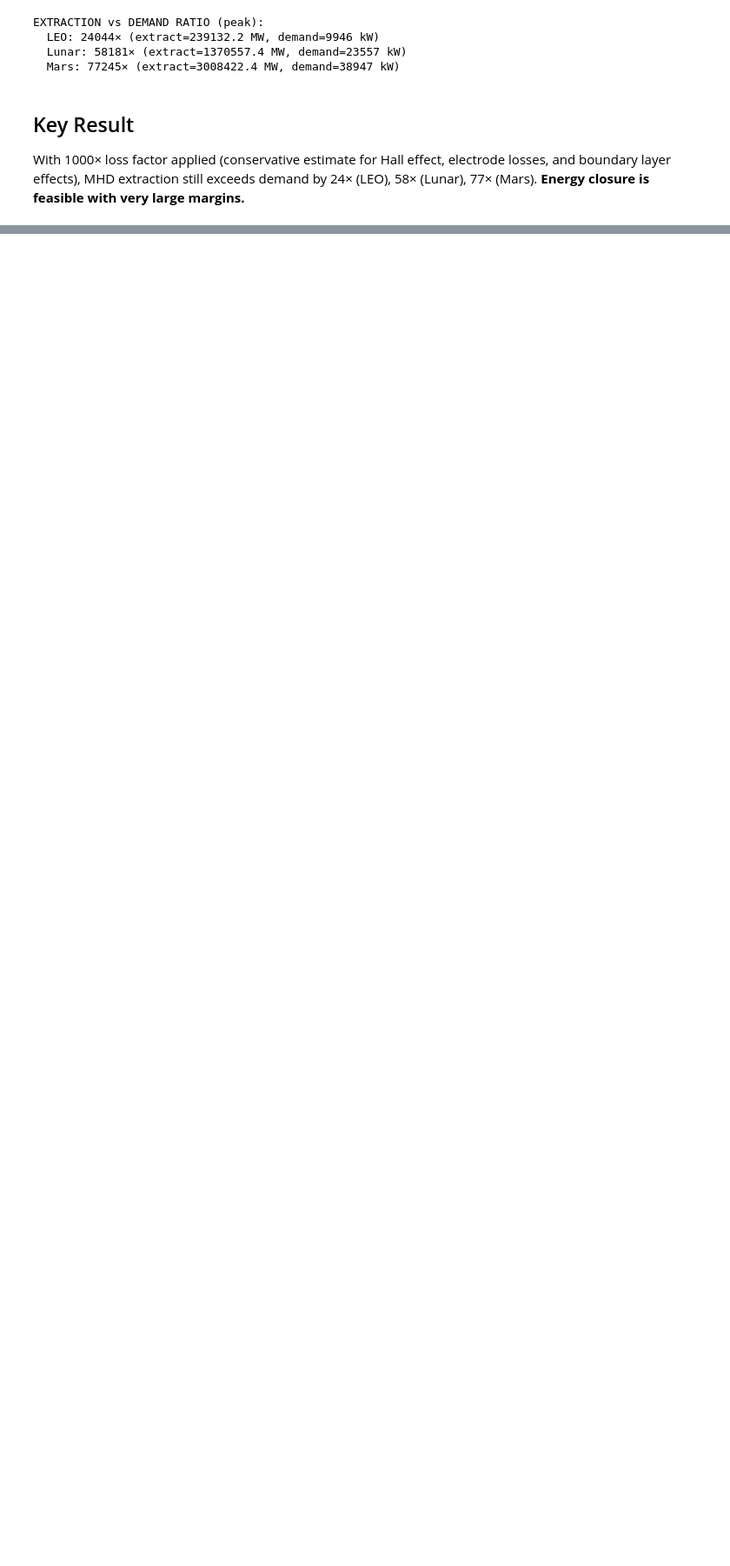
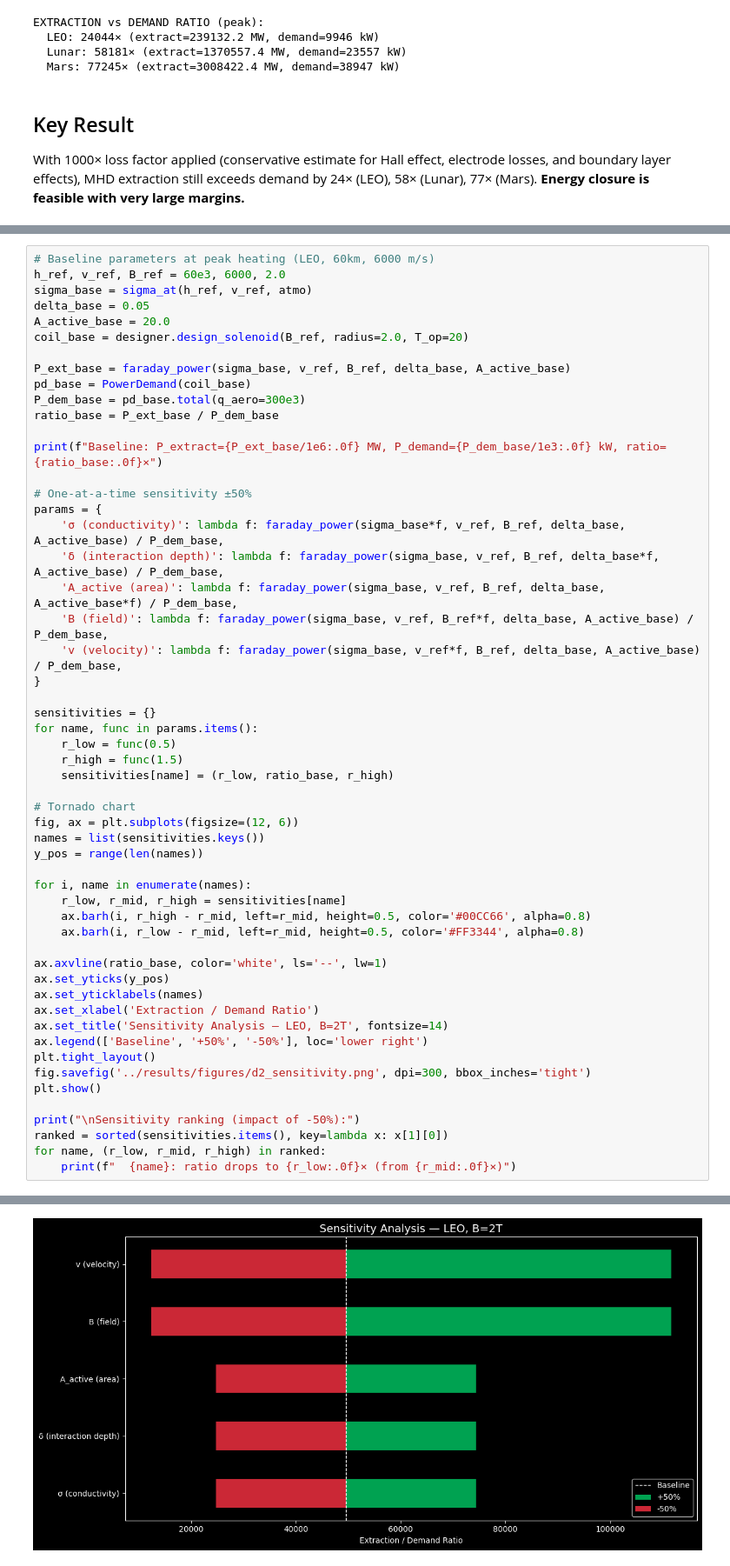
Before and after one commit to letsplay/aurora-mhd-feasibility, a Jupyter notebook: notebooks/02_energy_closure.ipynb, the cells around one changed output, grey strips where cells are left out. Shown at 87% size. Cells and saved outputs as stored; diff of their text form; blank space fills up the shorter version.

Commit message:
D2.7: sensitivity analysis tornado chart

```diff
--- a/notebooks/02_energy_closure.ipynb
+++ b/notebooks/02_energy_closure.ipynb
@@ -157,0 +161,55 @@ With 1000× loss factor applied (conservative estimate for Hall effect, electrod
+# %%
+# Baseline parameters at peak heating (LEO, 60km, 6000 m/s)
+h_ref, v_ref, B_ref = 60e3, 6000, 2.0
+sigma_base = sigma_at(h_ref, v_ref, atmo)
+delta_base = 0.05
+A_active_base = 20.0
+coil_base = designer.design_solenoid(B_ref, radius=2.0, T_op=20)
+
+P_ext_base = faraday_power(sigma_base, v_ref, B_ref, delta_base, A_active_base)
+pd_base = PowerDemand(coil_base)
+P_dem_base = pd_base.total(q_aero=300e3)
+ratio_base = P_ext_base / P_dem_base
+
+print(f"Baseline: P_extract={P_ext_base/1e6:.0f} MW, P_demand={P_dem_base/1e3:.0f} kW, ratio={ratio_base:.0f}×")
+
+# One-at-a-time sensitivity ±50%
+params = {
+    'σ (conductivity)': lambda f: faraday_power(sigma_base*f, v_ref, B_ref, delta_base, A_active_base) / P_dem_base,
+    'δ (interaction depth)': lambda f: faraday_power(sigma_base, v_ref, B_ref, delta_base*f, A_active_base) / P_dem_base,
+    'A_active (area)': lambda f: faraday_power(sigma_base, v_ref, B_ref, delta_base, A_active_base*f) / P_dem_base,
+    'B (field)': lambda f: faraday_power(sigma_base, v_ref, B_ref*f, delta_base, A_active_base) / P_dem_base,
+    'v (velocity)': lambda f: faraday_power(sigma_base, v_ref*f, B_ref, delta_base, A_active_base) / P_dem_base,
+}
+
+sensitivities = {}
+for name, func in params.items():
+    r_low = func(0.5)
+    r_high = func(1.5)
+    sensitivities[name] = (r_low, ratio_base, r_high)
+
+# Tornado chart
+fig, ax = plt.subplots(figsize=(12, 6))
+names = list(sensitivities.keys())
+y_pos = range(len(names))
+
+for i, name in enumerate(names):
+    r_low, r_mid, r_high = sensitivities[name]
+    ax.barh(i, r_high - r_mid, left=r_mid, height=0.5, color='#00CC66', alpha=0.8)
+    ax.barh(i, r_low - r_mid, left=r_mid, height=0.5, color='#FF3344', alpha=0.8)
+
+ax.axvline(ratio_base, color='white', ls='--', lw=1)
+ax.set_yticks(y_pos)
+ax.set_yticklabels(names)
+ax.set_xlabel('Extraction / Demand Ratio')
+ax.set_title('Sensitivity Analysis — LEO, B=2T', fontsize=14)
+ax.legend(['Baseline', '+50%', '-50%'], loc='lower right')
+plt.tight_layout()
+fig.savefig('../results/figures/d2_sensitivity.png', dpi=300, bbox_inches='tight')
+plt.show()
+
+print("\nSensitivity ranking (impact of -50%):")
+ranked = sorted(sensitivities.items(), key=lambda x: x[1][0])
+for name, (r_low, r_mid, r_high) in ranked:
+    print(f"  {name}: ratio drops to {r_low:.0f}× (from {r_mid:.0f}×)")
+# %% [output]
@@ -157,0 +217 @@ With 1000× loss factor applied (conservative estimate for Hall effect, electrod
+[figure, added]
```
Also changed, not shown: parts of 2 cells of this notebook, 1 other file.
